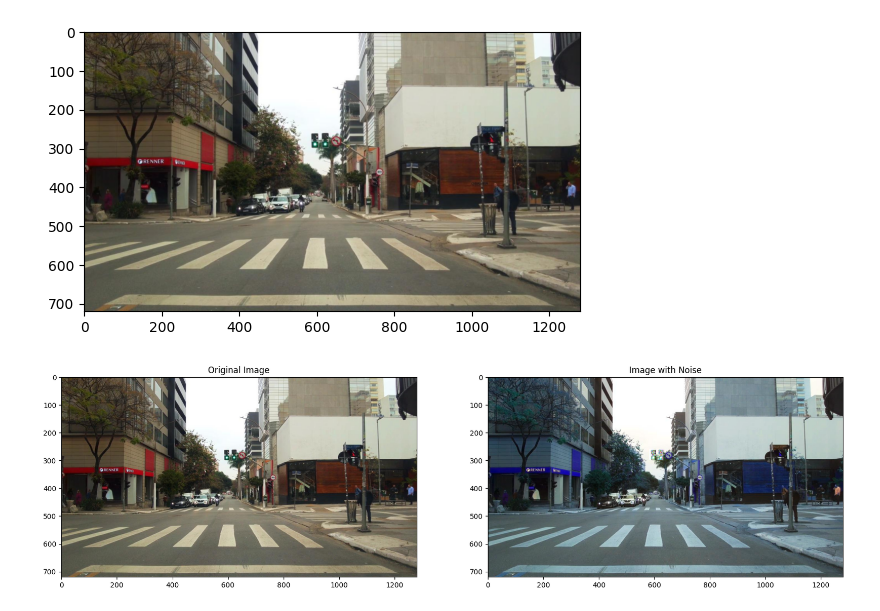
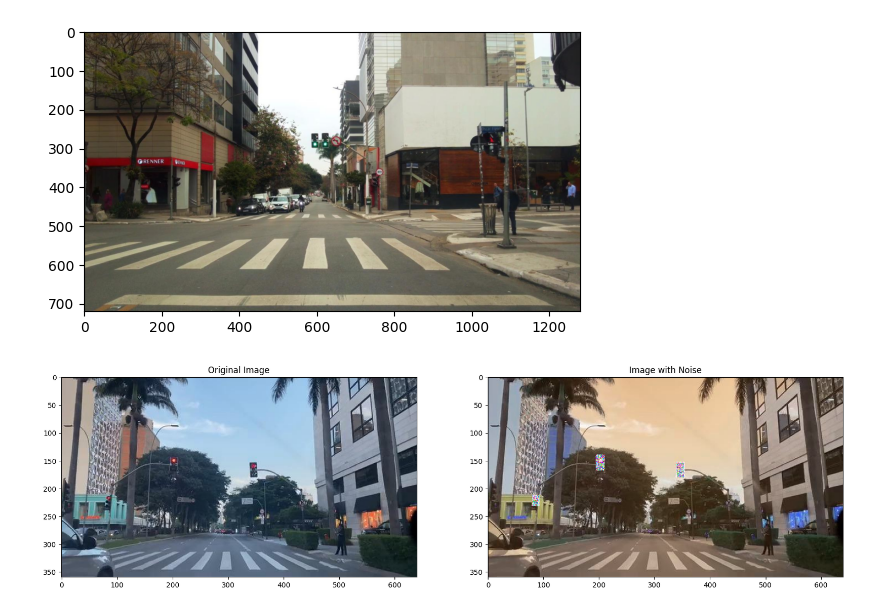
Before and after one commit to tavesjao/TCC-CDIA, a Jupyter notebook: notebooks/preprocessing2.ipynb, the cells around one changed output. Saved outputs shown, nothing was run; the diff lists cells and outputs as text; code cells hidden in the pictures.

Commit message:
Add noise images

```diff
--- a/notebooks/preprocessing2.ipynb
+++ b/notebooks/preprocessing2.ipynb
@@ -91,34 +91,35 @@ def add_noise_traffic_ligths(image_path):
         height_noise = int(input(f"HEIGHT: - TRAFFIC LIGTH {tf+1}: "))
 
         x = coord_x
         y = coord_y
         width = width_noise  # width pixels
         height = height_noise  # height pixels
 
         # applying noise in image above (exemplo: ruído gaussiano)
         mean = 0
         std = 30
         noise = np.random.normal(mean, std, (image[y:y+height, x:x+width]).shape).astype(np.uint8)
 
         region_with_noise = cv2.add((image[y:y+height, x:x+width]), noise)
 
         # replacing the region in the original image with the region_with_noise
         image_with_noise[y:y+height, x:x+width] = region_with_noise
 
     # Plot both
     plt.figure(figsize=(20, 10))
     plt.subplot(1, 2, 1)
     plt.imshow(image)
     plt.title('Original Image')
 
     plt.subplot(1, 2, 2)
     plt.imshow(image_with_noise)
     plt.title('Image with Noise')
     plt.show()
 
-    # noise_image = "../data/processed/outputs/noise_image_101.jpg"
-    # cv2.imwrite(noise_image, image_with_noise)
+    noise_image = "../data/noisy/noise_image_161.jpg"
+    cv2.imwrite(noise_image, image_with_noise)
 
-add_noise_traffic_ligths("../data/frames/images/101_original.jpg")
+add_noise_traffic_ligths("../data/frames/images/161_original.jpg")
+# Fazer o 162
 # %% [output]
-[figure, old version]
+[figure, new version]
```
Also changed, not shown: parts of 1 cell of this notebook, 16 other files.
